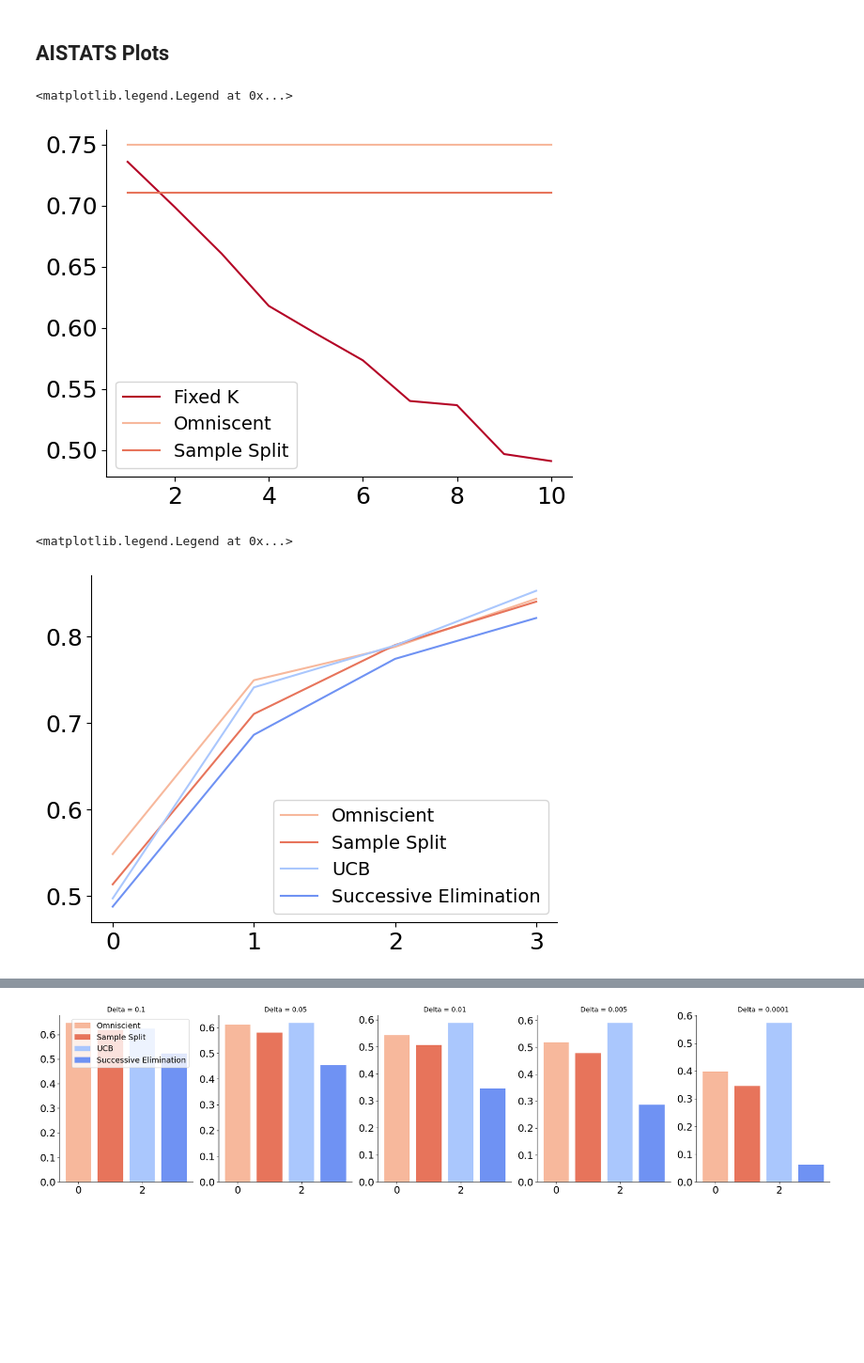
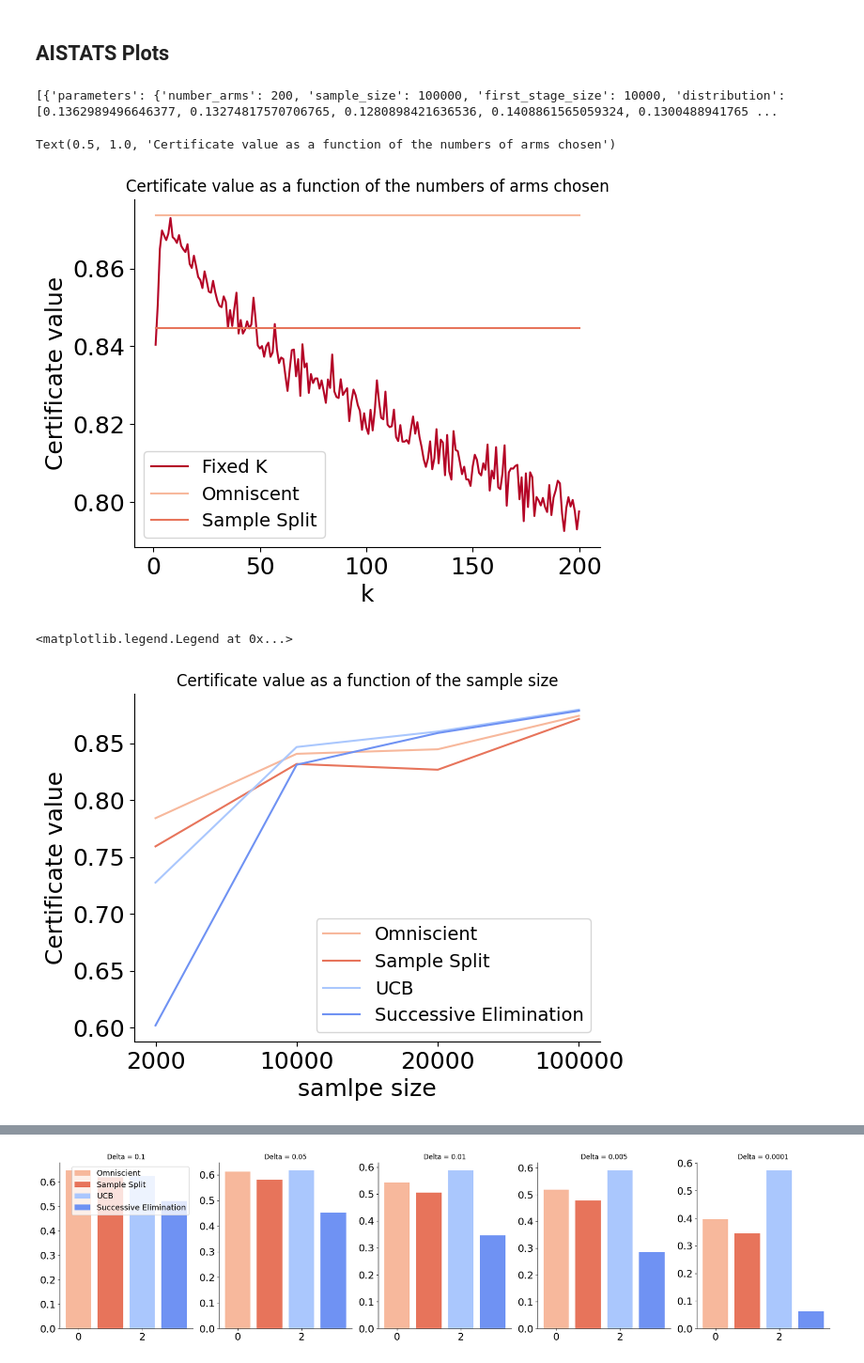
Before and after one commit to secg5/risk_certificate, a Jupyter notebook: scripts/notebooks/Plotting.ipynb, the cells around one changed output, grey strips where cells are left out. Shown: that part at 94% size. Drawn from its saved outputs; the diff is of its cells as text; code cells hidden in the pictures; blank space fills up the shorter version.

```diff
--- a/scripts/notebooks/Plotting.ipynb
+++ b/scripts/notebooks/Plotting.ipynb
@@ -36,26 +36,39 @@ for i,m in enumerate(baseline_methods):
     colors_by_method[m] = vidris[i]
 # %% [markdown]
 ## AISTATS Plots
+# %%
+dataset = "vary_n_m"
+# dataset = "temp"
+# max_pulls_per_arm*n_arms
+sample_size = 500*200
+# first_stage_pulls_per_arm*n_arms
+fs = 50*200
+temp_params = {'number_arms': 200, 'sample_size': sample_size, 'first_stage_size': fs}#, 'max_pulls_per_arm': 50}#, 'first_stage_pulls_per_arm': 25}
+results = get_results_matching_parameters(dataset,"",temp_params)
+print(results)
+results = aggregate_data(results)
+# %% [output]
+[{'parameters': {'number_arms': 200, 'sample_size': 100000, 'first_stage_size': 10000, 'distribution': [0.1362989496646377, 0.13274817570706765, 0.1280898421636536, 0.1408861565059324, 0.1300488941765 ...
 # %%
-dataset = "vary_n_m"
-temp_params = {'number_arms': 10, 'sample_size': 500, 'first_stage_size': 250}#, 'max_pulls_per_arm': 50}#, 'first_stage_pulls_per_arm': 25}
-results = get_results_matching_parameters(dataset,"",temp_params)
-results = aggregate_data(results)
-
 value_by_k = [results['k_{}'.format(i)][0] for i in range(1,temp_params['number_arms']+1)]
 plt.plot(list(range(1,temp_params['number_arms']+1)),value_by_k,label='Fixed K',color=colors_by_method['fixed_k'])
 plt.plot(list(range(1,temp_params['number_arms']+1)),[results['omniscient'][0] for i in range(0,temp_params['number_arms'])],label='Omniscent',color=colors_by_method['omniscient'])
 plt.plot(list(range(1,temp_params['number_arms']+1)),[results['sample_split'][0] for i in range(0,temp_params['number_arms'])],label='Sample Split',color=colors_by_method['sample_split'])
 plt.legend()
+plt.xlabel('k')
+plt.ylabel('Certificate value')
+plt.title("Certificate value as a function of the numbers of arms chosen")
 # %% [output]
-<matplotlib.legend.Legend at 0x...>
+Text(0.5, 1.0, 'Certificate value as a function of the numbers of arms chosen')
-[figure, old version]
+[figure, new version]
 # %%
 dataset = "vary_n_m"
-sample_sizes = [100,500,1000,5000]
+number_arms = 200
+sample_sizes = [200*10,200*50,200*100,200*500]
+
 methods = ['omniscient','sample_split','ucb','successive_elimination']
 nice_names = ['Omniscient','Sample Split','UCB','Successive Elimination']
-temp_params = {'number_arms': 10}
+temp_params = {'number_arms': number_arms}
 
 for i in range(len(methods)):
     method_name = methods[i]
@@ -63,19 +76,26 @@ for i in range(len(methods)):
     data = []
 
     for s in sample_sizes:
+        # Make this consistent across classes
         temp_params['sample_size'] = s
-        if s == 100:
-            s = 80
-        temp_params['first_stage_size'] = s//2
+        # if s == 2000:
+        #     s = 8*200
+        temp_params['first_stage_size'] = s // 2
 
         results = get_results_matching_parameters(dataset,"",temp_params)
         results = aggregate_data(results)
         data.append(results[method_name][0])
     plt.plot(list(range(len(sample_sizes))),data,label=nice_name,color=colors_by_method[method_name])
 
+# Set y-axis ticks to the sample size numbers
+plt.xticks(list(range(len(sample_sizes))), [str(size) for size in sample_sizes])
+plt.xlabel('samlpe size')
+plt.ylabel('Certificate value')
+plt.title("Certificate value as a function of the sample size")
+
 plt.legend()
 # %% [output]
 <matplotlib.legend.Legend at 0x...>
-[figure, old version]
+[figure, new version]
 # %%
 dataset = "vary_n_m"
```
Also changed, not shown: parts of 4 cells of this notebook, 4 other files.
